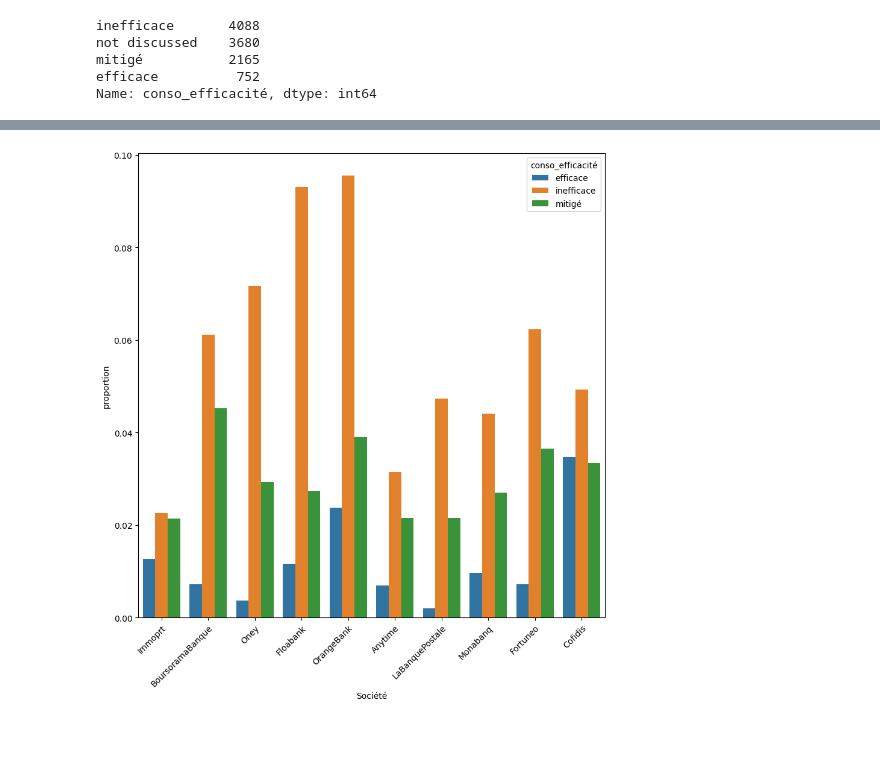
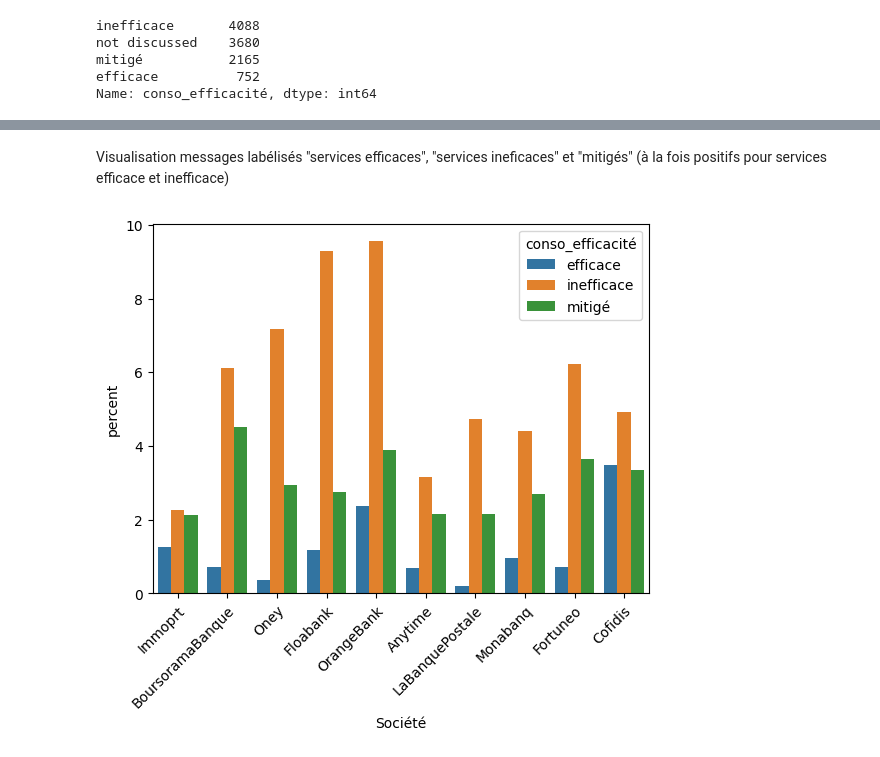
Before and after one commit to LeWaHe/SentiBank, a Jupyter notebook: notebooks/9_semantic_proximity_labeling_analysis.ipynb, the cells around one changed output, grey strips where cells are left out. Saved outputs shown, nothing was run; the diff lists cells and outputs as text; code cells hidden in the pictures.

```diff
--- a/notebooks/9_semantic_proximity_labeling_analysis.ipynb
+++ b/notebooks/9_semantic_proximity_labeling_analysis.ipynb
@@ -128,3 +126,0 @@ train.var_efficacité_good.iloc[1]
-# %%
-for i, message in enumerate(train[0:10,:]):
-    print(train.var_efficacité_good.iloc[1])
@@ -216,14 +165,15 @@ train_top
+# %% [markdown]
+Visualisation messages labélisés "services efficaces", "services ineficaces" et "mitigés" (à la fois positifs pour services efficace et inefficace)
 # %%
 # top_bank topbank
 list_top = [bank for bank in train.Société.value_counts().keys()[0:10]]
 train_top = train[train['Société'].isin(list_top)]
 train_top = train_top[train_top['conso_efficacité']!= "not discussed"]
 
-
 import seaborn as sns
-plt.figure(figsize=(10,10))
-ax =sns.countplot(x = train_top.Société, hue = train_top["conso_efficacité"], stat= "proportion")
+#plt.figure(figsize=(10,10))
+sns.countplot(train_top, x = "Société", hue = "conso_efficacité", stat= "percent")
 plt.xticks(rotation=45, ha = 'right', rotation_mode = "anchor");
 plt.show()
 # %% [output]
-[figure, old version]
+[figure, new version]
```
Also changed, not shown: parts of 12 cells of this notebook, 19 other files.
